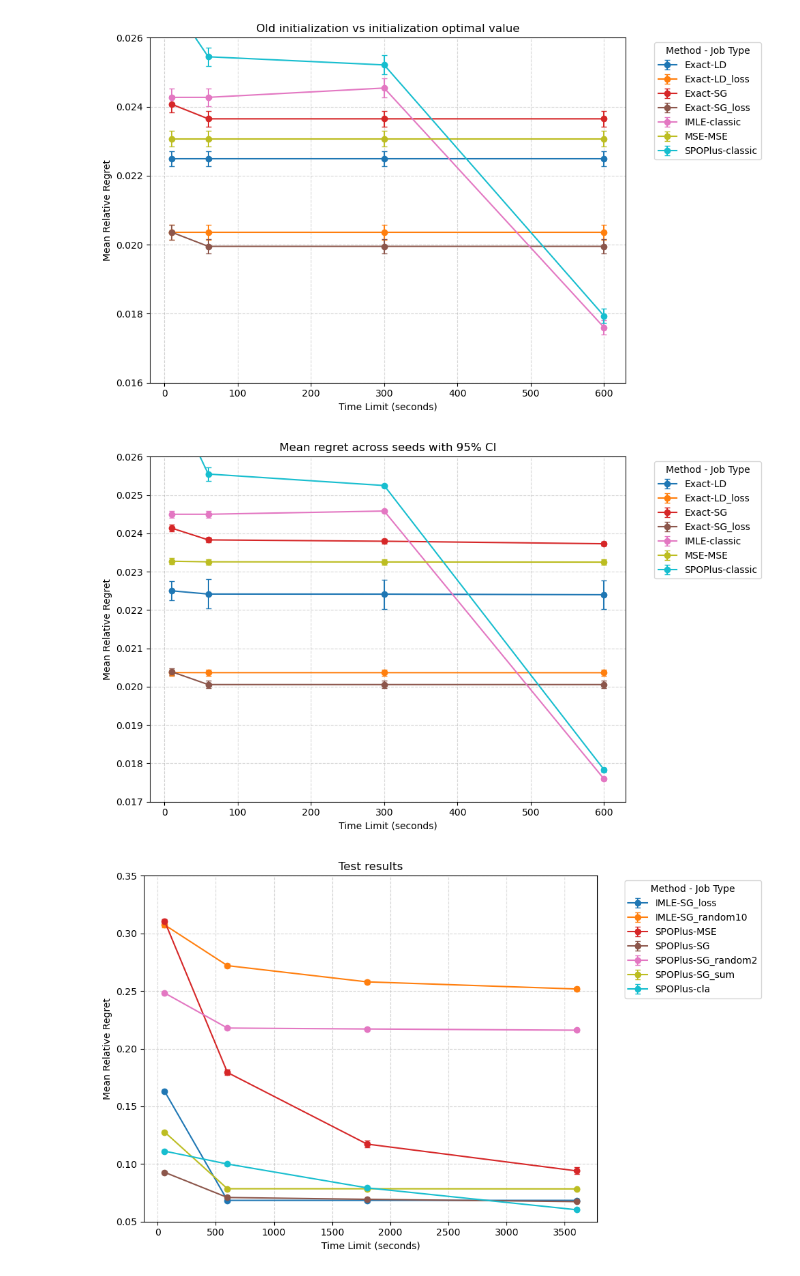
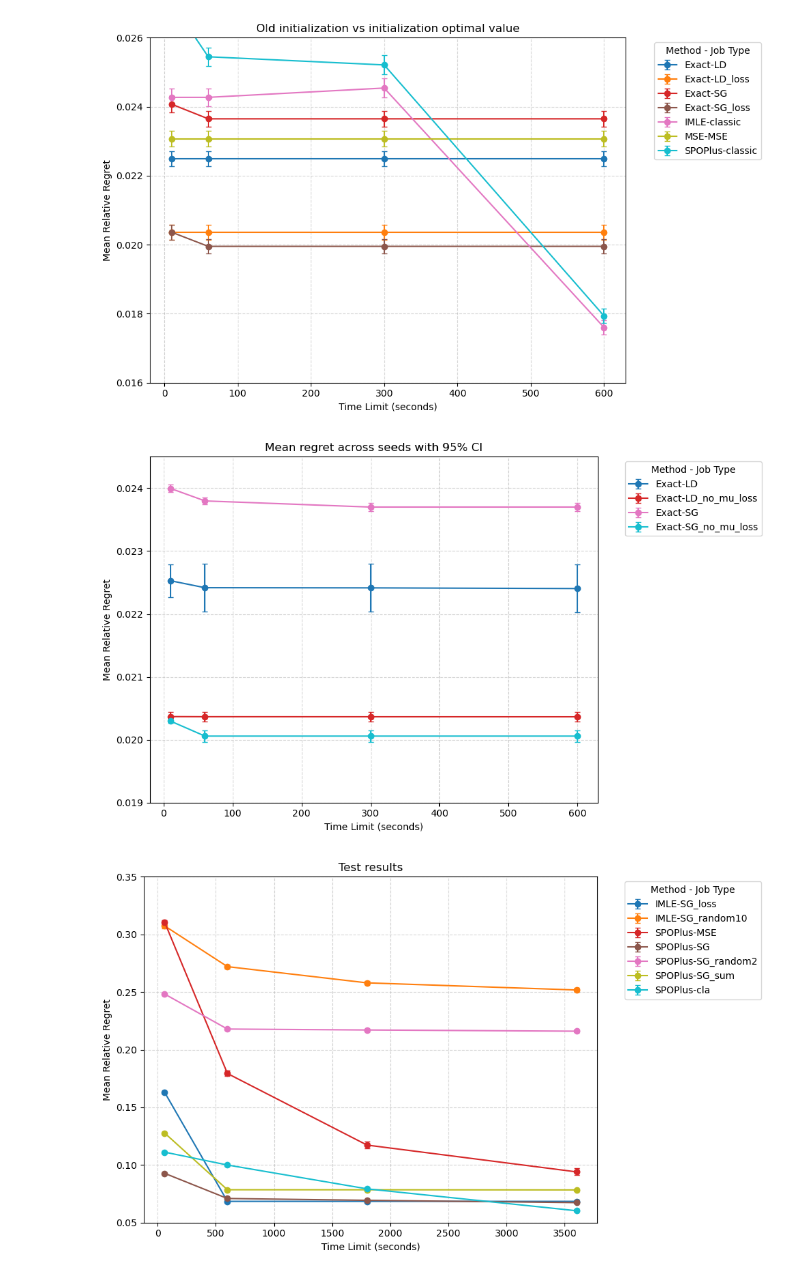
Before and after one commit to stephecw/DFL_LD, a Jupyter notebook: plot.ipynb, the cells around one changed output. Cells and saved outputs as stored; diff of their text form; code cells hidden in the pictures.

```diff
--- a/plot.ipynb
+++ b/plot.ipynb
@@ -325,6 +325,41 @@ def filter_dataframe_multi_seed(base_path, seeds, time_limit, method, jobtype, s
         "method_jobtype": [f"{method}-{jobtype}{suffix}"]
     })
     return df_result
+
+def plot_mean_regret_with_ci(df, title="Mean Relative Regret with 95% CI"):
+    """
+    Trace le graphique avec moyenne + intervalle de confiance.
+    """
+    grouped = df.groupby(["method_jobtype", "time limit"]).agg(
+        mean=("mean_relat_test", "mean"),
+        ci95=("ci95", "mean")
+    ).reset_index()
+
+    unique_labels = grouped["method_jobtype"].unique()
+    colors = plt.get_cmap("tab10")(np.linspace(0, 1, len(unique_labels)))
+
+    plt.figure(figsize=(10, 6))
+    for i, label in enumerate(unique_labels):
+        subset = grouped[grouped["method_jobtype"] == label].sort_values("time limit")
+        plt.errorbar(
+            subset["time limit"],
+            subset["mean"],
+            yerr=subset["ci95"],
+            label=label,
+            marker='o',
+            linestyle='-',
+            capsize=3,
+            color=colors[i]
+        )
+
+    plt.title(title)
+    plt.xlabel("Time Limit (seconds)")
+    plt.ylabel("Mean Relative Regret")
+    plt.ylim(0.019, 0.0245)
+    plt.grid(True, linestyle="--", alpha=0.5)
+    plt.legend(title="Method - Job Type", bbox_to_anchor=(1.05, 1), loc="upper left")
+    plt.tight_layout()
+    plt.show()
 # %%
 seeds = list(range(10))
 csv_base = "portfolio/seed/results_seed0.csv"
@@ -341,39 +376,39 @@ cla_SPOPlus_dfs = [
 
 MSE_MSE_dfs = [
     filter_dataframe_multi_seed(csv_base, seeds, t, "MSE", "MSE", 5, 15)
     for t in [10, 60, 300, 600]
 ]
 LD_Exact_dfs = [
     filter_dataframe_multi_seed(csv_base, seeds, t, "Exact", "LD", 5, 15)
     for t in [10, 60, 300, 600]
 ]
 SG_Exact_dfs = [
     filter_dataframe_multi_seed(csv_base, seeds, 10, "Exact", "SG", 20, 10)
 ] + [
     filter_dataframe_multi_seed(csv_base, seeds, t, "Exact", "SG", 20, 20)
     for t in [60, 300, 600]
 ]
 LD_Exact_loss_dfs = [
-    filter_dataframe_multi_seed(csv_base_loss, seeds, t, "Exact", "LD", 5, 15, suffix="_loss")
+    filter_dataframe_multi_seed(csv_base_loss, seeds, t, "Exact", "LD", 5, 15, suffix="_no_mu_loss")
     for t in [10, 60, 300, 600]
 ]
 SG_Exact_loss_dfs = [
-    filter_dataframe_multi_seed(csv_base_loss, seeds, 10, "Exact", "SG", 20, 10, suffix="_loss")
+    filter_dataframe_multi_seed(csv_base_loss, seeds, 10, "Exact", "SG", 20, 10, suffix="_no_mu_loss")
 ] + [
-    filter_dataframe_multi_seed(csv_base_loss, seeds, t, "Exact", "SG", 20, 20, suffix="_loss")
+    filter_dataframe_multi_seed(csv_base_loss, seeds, t, "Exact", "SG", 20, 20, suffix="_no_mu_loss")
     for t in [60, 300, 600]
 ]
 
 
 merged_df = merge_dataframes([
-    *cla_IMLE_dfs, *cla_SPOPlus_dfs,
-    *MSE_MSE_dfs,
+    #*cla_IMLE_dfs, *cla_SPOPlus_dfs,
+    #*MSE_MSE_dfs,
     *LD_Exact_dfs, *SG_Exact_dfs,
     *LD_Exact_loss_dfs, *SG_Exact_loss_dfs
 ])
 plot_mean_regret_with_ci(merged_df, title="Mean regret across seeds with 95% CI")
 # %% [output]
-[figure, old version]
+[figure, new version]
 # %%
 import pandas as pd
 import numpy as np
```
Also changed, not shown: 51 other files.
